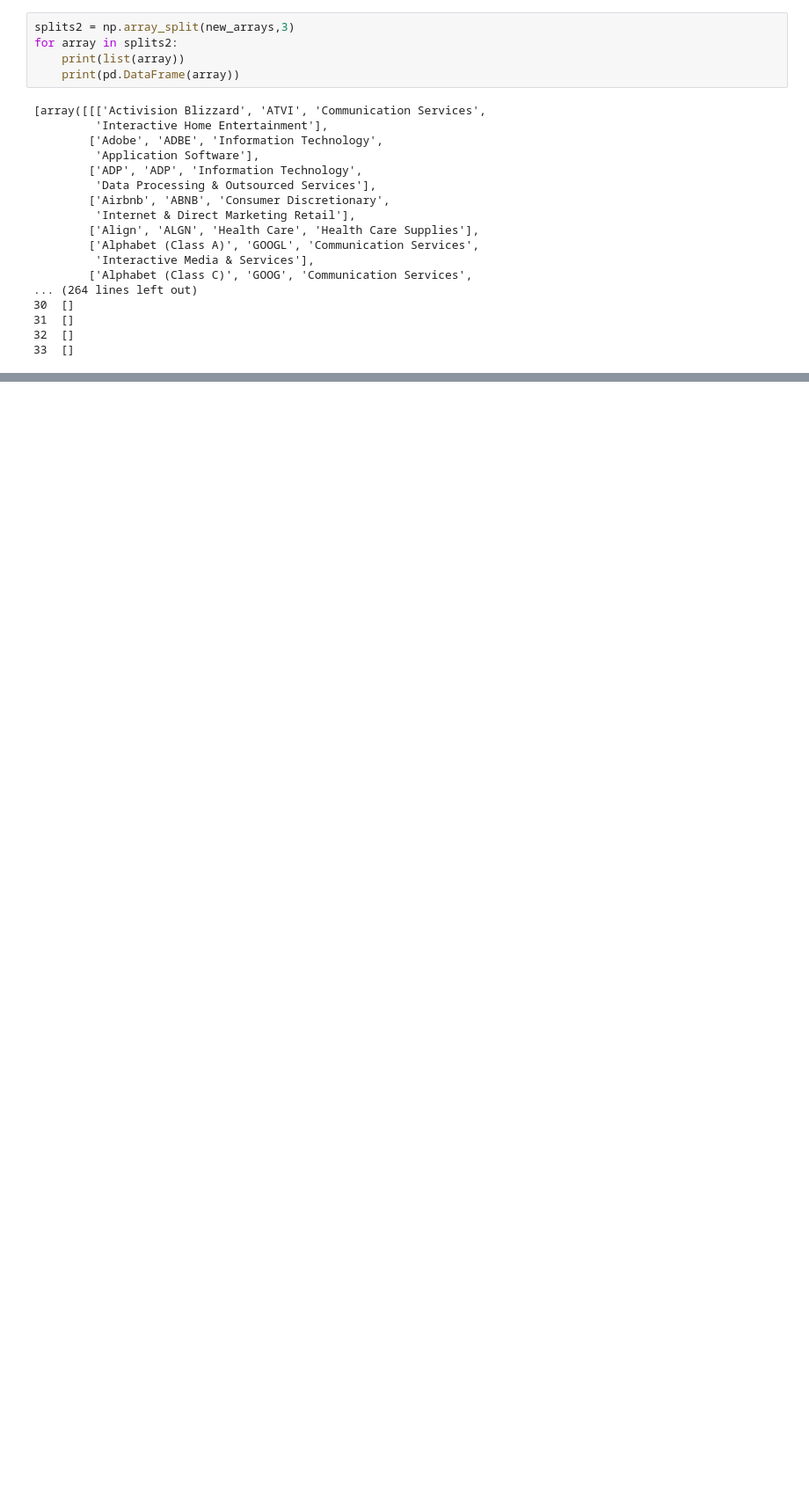
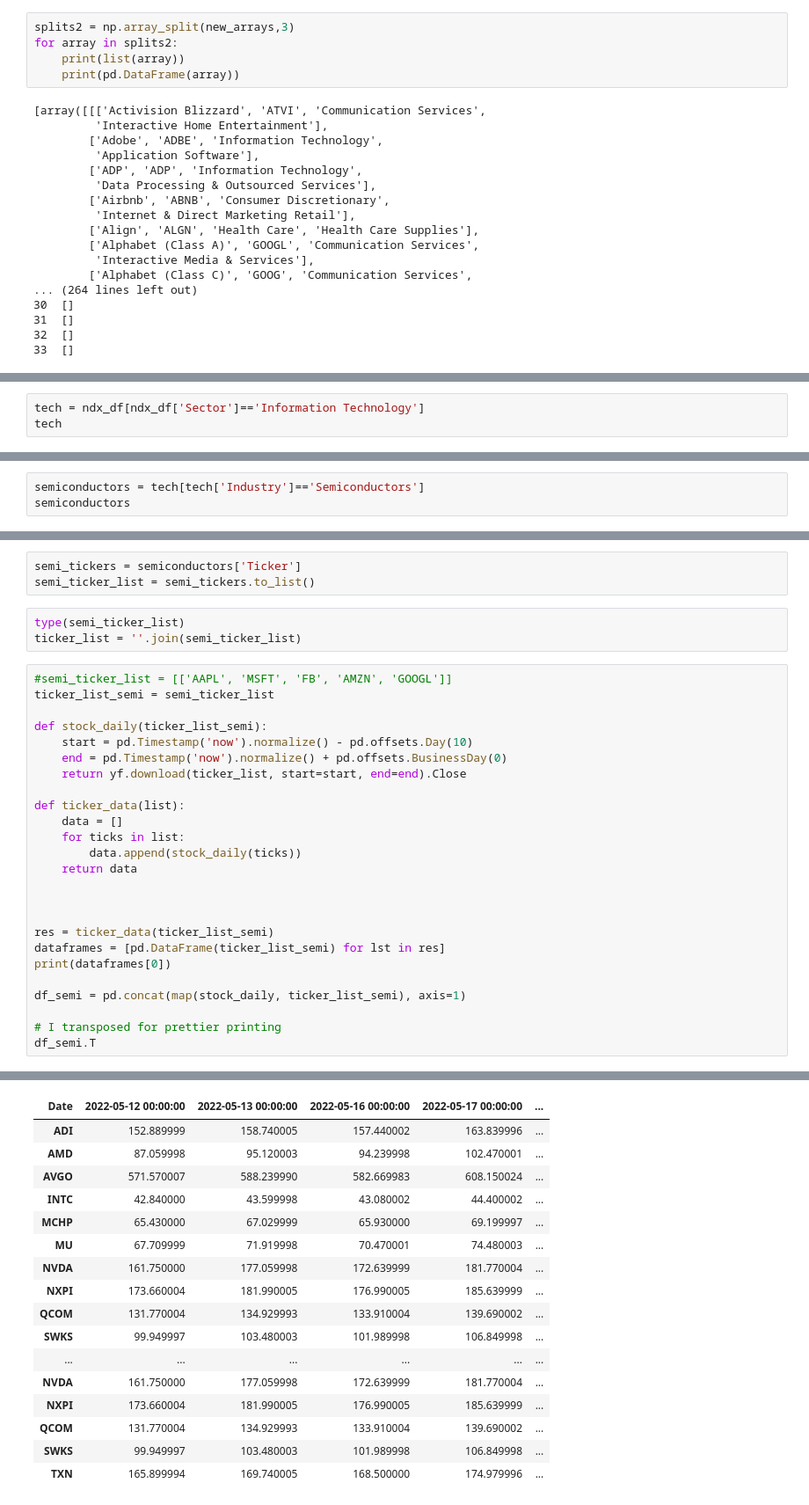
Before and after one commit to bme3412/Python, a Jupyter notebook: Projects/yahoofinance/yf.ipynb, the cells around one changed output, grey strips where cells are left out. Shown at 88% size. Saved outputs shown, nothing was run; the diff lists cells and outputs as text; blank space fills up the shorter version.

```diff
--- a/Projects/yahoofinance/yf.ipynb
+++ b/Projects/yahoofinance/yf.ipynb
@@ -402,0 +637,3 @@ for array in splits2:
+# %%
+tech = ndx_df[ndx_df['Sector']=='Information Technology']
+tech
@@ -402,0 +659,3 @@ for array in splits2:
+# %%
+semiconductors = tech[tech['Industry']=='Semiconductors']
+semiconductors
@@ -402,0 +676,32 @@ for array in splits2:
+# %%
+semi_tickers = semiconductors['Ticker']
+semi_ticker_list = semi_tickers.to_list()
+# %%
+type(semi_ticker_list)
+ticker_list = ''.join(semi_ticker_list)
+# %%
+#semi_ticker_list = [['AAPL', 'MSFT', 'FB', 'AMZN', 'GOOGL']]
+ticker_list_semi = semi_ticker_list
+
+def stock_daily(ticker_list_semi):
+    start = pd.Timestamp('now').normalize() - pd.offsets.Day(10)
+    end = pd.Timestamp('now').normalize() + pd.offsets.BusinessDay(0)
+    return yf.download(ticker_list, start=start, end=end).Close
+
+def ticker_data(list):
+    data = []
+    for ticks in list:
+        data.append(stock_daily(ticks))
+    return data
+
+
+
+res = ticker_data(ticker_list_semi)
+dataframes = [pd.DataFrame(ticker_list_semi) for lst in res]
+print(dataframes[0])
+
+df_semi = pd.concat(map(stock_daily, ticker_list_semi), axis=1)
+
+# I transposed for prettier printing
+df_semi.T
+# %% [output]
@@ -402,0 +726,17 @@ for array in splits2:
+| Date | 2022-05-12 00:00:00 | 2022-05-13 00:00:00 | 2022-05-16 00:00:00 | 2022-05-17 00:00:00 | ... |
+| ADI | 152.889999 | 158.740005 | 157.440002 | 163.839996 | ... |
+| AMD | 87.059998 | 95.120003 | 94.239998 | 102.470001 | ... |
+| AVGO | 571.570007 | 588.239990 | 582.669983 | 608.150024 | ... |
+| INTC | 42.840000 | 43.599998 | 43.080002 | 44.400002 | ... |
+| MCHP | 65.430000 | 67.029999 | 65.930000 | 69.199997 | ... |
+| MU | 67.709999 | 71.919998 | 70.470001 | 74.480003 | ... |
+| NVDA | 161.750000 | 177.059998 | 172.639999 | 181.770004 | ... |
+| NXPI | 173.660004 | 181.990005 | 176.990005 | 185.639999 | ... |
+| QCOM | 131.770004 | 134.929993 | 133.910004 | 139.690002 | ... |
+| SWKS | 99.949997 | 103.480003 | 101.989998 | 106.849998 | ... |
+| ... | ... | ... | ... | ... | ... |
+| NVDA | 161.750000 | 177.059998 | 172.639999 | 181.770004 | ... |
+| NXPI | 173.660004 | 181.990005 | 176.990005 | 185.639999 | ... |
+| QCOM | 131.770004 | 134.929993 | 133.910004 | 139.690002 | ... |
+| SWKS | 99.949997 | 103.480003 | 101.989998 | 106.849998 | ... |
+| TXN | 165.899994 | 169.740005 | 168.500000 | 174.979996 | ... |
```
Also changed, not shown: parts of 26 cells of this notebook.
